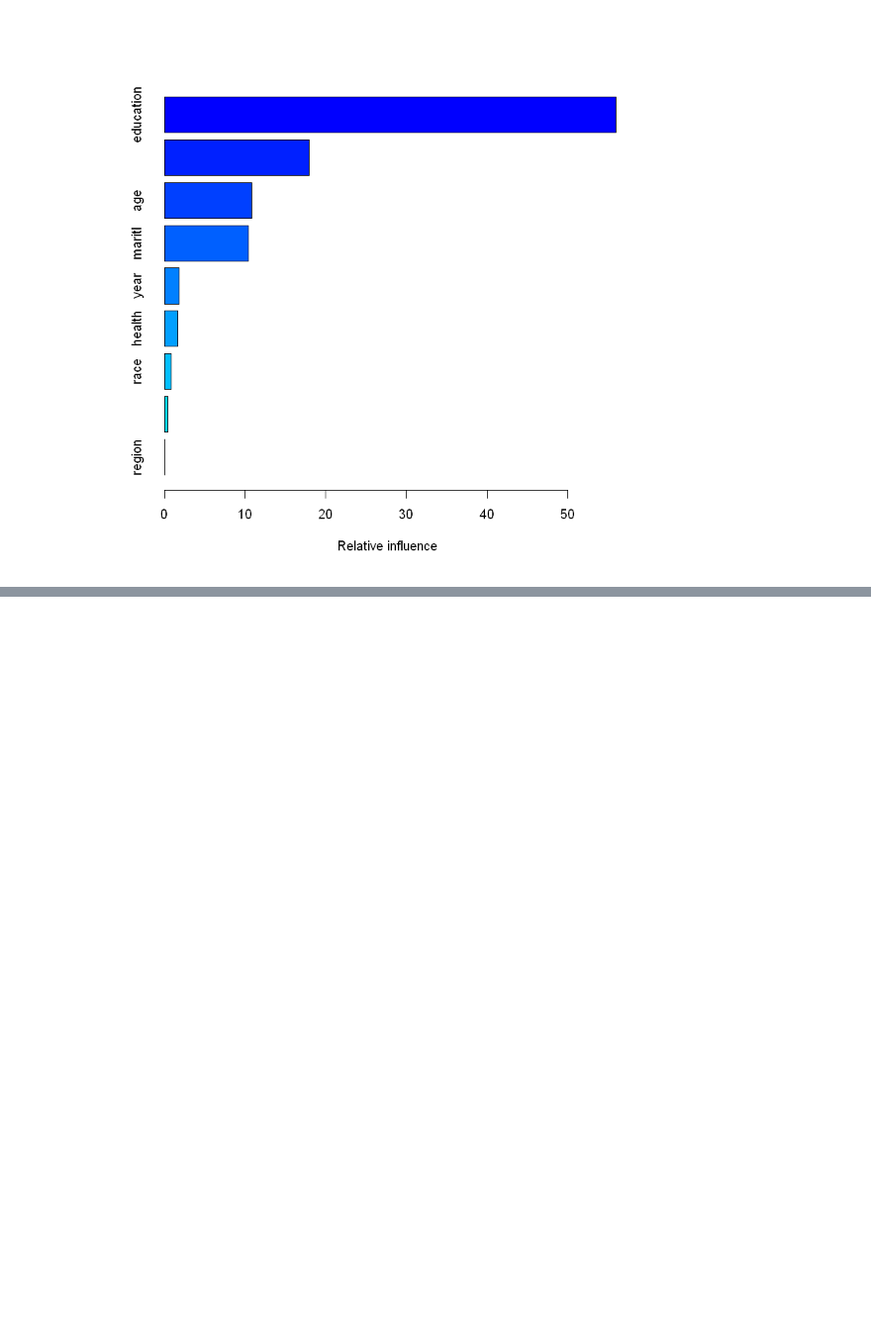
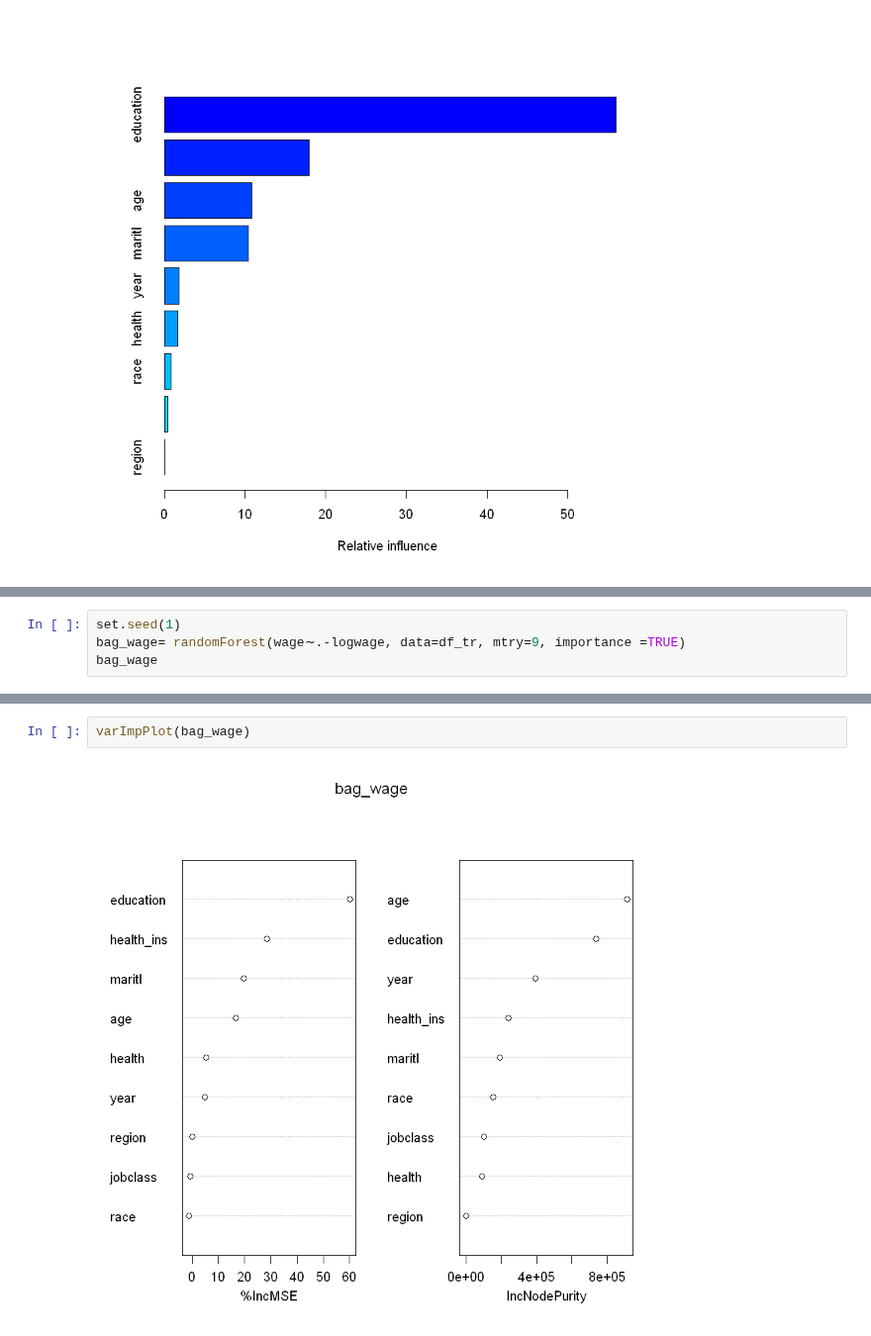
Before and after one commit to kuzn137/Statistical_problems, a Jupyter notebook: Ch8R.ipynb, the cells around one changed output, grey strips where cells are left out. Shown at 99% size. Drawn from its saved outputs; the diff is of its cells as text; blank space fills up the shorter version.

```diff
--- a/Ch8R.ipynb
+++ b/Ch8R.ipynb
@@ -724,0 +725,4 @@ which.min(error)
+# %%
+set.seed(1)
+bag_wage= randomForest(wage∼.-logwage, data=df_tr, mtry=9, importance =TRUE)
+bag_wage
@@ -724,0 +751,4 @@ which.min(error)
+# %%
+varImpPlot(bag_wage)
+# %% [output]
+[figure, added]
```
Also changed, not shown: parts of 8 cells of this notebook.
